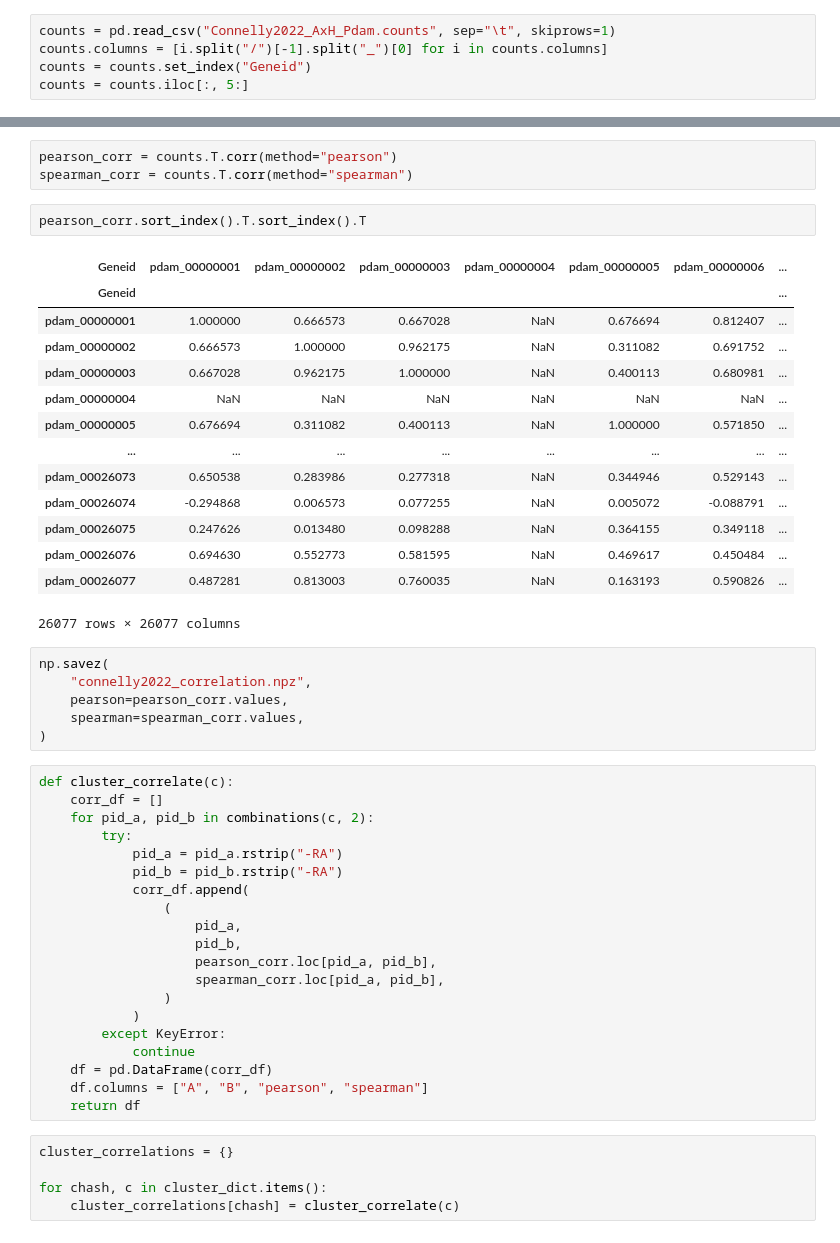
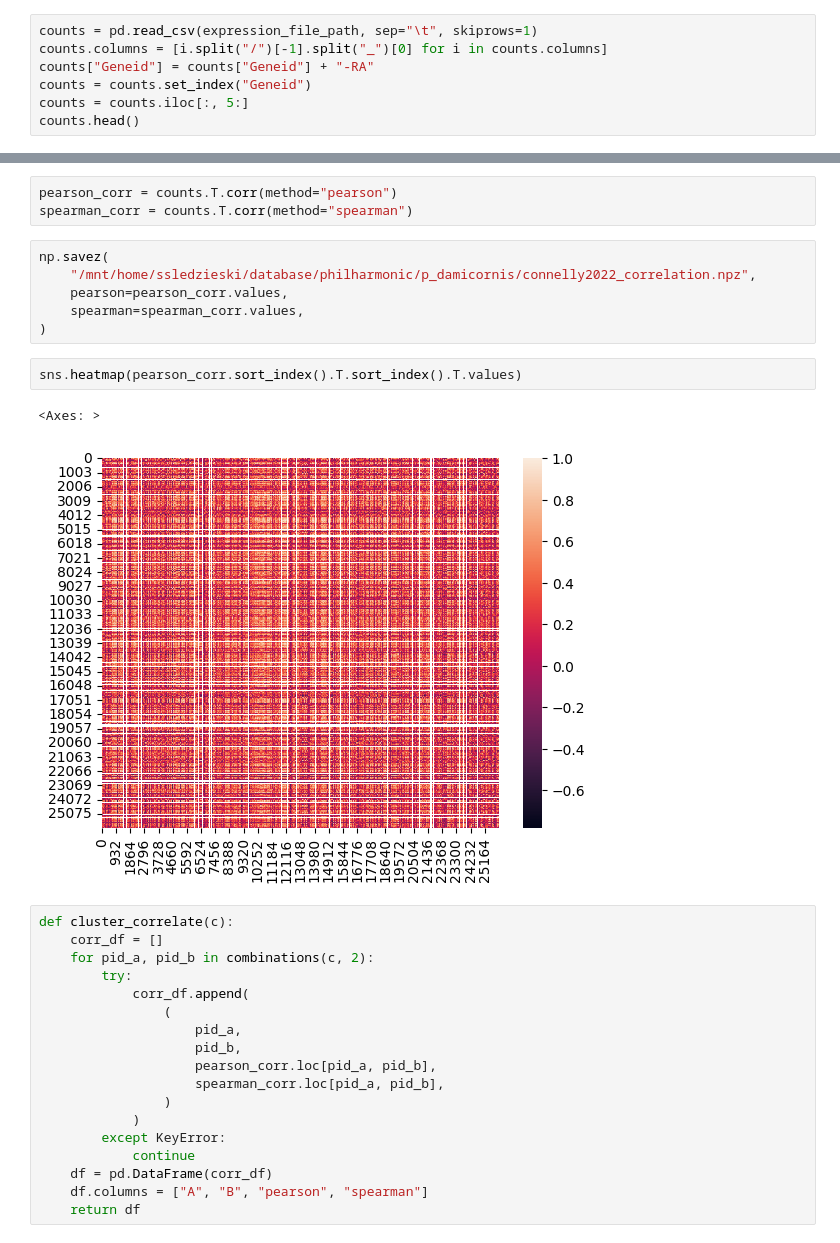
Before and after one commit to samsledje/philharmonic, a Jupyter notebook: nb/Connelly_Correlation_Analysis.ipynb, the cells around one changed output, grey strips where cells are left out. Saved outputs shown, nothing was run; the diff lists cells and outputs as text.

```diff
--- a/nb/Connelly_Correlation_Analysis.ipynb
+++ b/nb/Connelly_Correlation_Analysis.ipynb
@@ -36,5 +29,7 @@ plt.show()
 # %%
-counts = pd.read_csv("Connelly2022_AxH_Pdam.counts", sep="\t", skiprows=1)
+counts = pd.read_csv(expression_file_path, sep="\t", skiprows=1)
 counts.columns = [i.split("/")[-1].split("_")[0] for i in counts.columns]
+counts["Geneid"] = counts["Geneid"] + "-RA"
 counts = counts.set_index("Geneid")
 counts = counts.iloc[:, 5:]
+counts.head()
@@ -41,36 +44,22 @@ counts = counts.iloc[:, 5:]
 # %%
 pearson_corr = counts.T.corr(method="pearson")
 spearman_corr = counts.T.corr(method="spearman")
+# %%
+np.savez(
+    "/mnt/home/ssledzieski/database/philharmonic/p_damicornis/connelly2022_correlation.npz",
+    pearson=pearson_corr.values,
+    spearman=spearman_corr.values,
+)
 # %%
-pearson_corr.sort_index().T.sort_index().T
+sns.heatmap(pearson_corr.sort_index().T.sort_index().T.values)
 # %% [output]
-| Geneid | pdam_00000001 | pdam_00000002 | pdam_00000003 | pdam_00000004 | pdam_00000005 | pdam_00000006 | ... |
-| Geneid |  |  |  |  |  |  | ... |
-| pdam_00000001 | 1.000000 | 0.666573 | 0.667028 | NaN | 0.676694 | 0.812407 | ... |
-| pdam_00000002 | 0.666573 | 1.000000 | 0.962175 | NaN | 0.311082 | 0.691752 | ... |
-| pdam_00000003 | 0.667028 | 0.962175 | 1.000000 | NaN | 0.400113 | 0.680981 | ... |
-| pdam_00000004 | NaN | NaN | NaN | NaN | NaN | NaN | ... |
-| pdam_00000005 | 0.676694 | 0.311082 | 0.400113 | NaN | 1.000000 | 0.571850 | ... |
-| ... | ... | ... | ... | ... | ... | ... | ... |
-| pdam_00026073 | 0.650538 | 0.283986 | 0.277318 | NaN | 0.344946 | 0.529143 | ... |
-| pdam_00026074 | -0.294868 | 0.006573 | 0.077255 | NaN | 0.005072 | -0.088791 | ... |
-| pdam_00026075 | 0.247626 | 0.013480 | 0.098288 | NaN | 0.364155 | 0.349118 | ... |
-| pdam_00026076 | 0.694630 | 0.552773 | 0.581595 | NaN | 0.469617 | 0.450484 | ... |
-| pdam_00026077 | 0.487281 | 0.813003 | 0.760035 | NaN | 0.163193 | 0.590826 | ... |
-26077 rows × 26077 columns
+<Axes: >
+[figure, added]
-# %%
-np.savez(
-    "connelly2022_correlation.npz",
-    pearson=pearson_corr.values,
-    spearman=spearman_corr.values,
-)
 # %%
 def cluster_correlate(c):
     corr_df = []
     for pid_a, pid_b in combinations(c, 2):
         try:
-            pid_a = pid_a.rstrip("-RA")
-            pid_b = pid_b.rstrip("-RA")
             corr_df.append(
                 (
                     pid_a,
@@ -84,8 +73,3 @@ def cluster_correlate(c):
     df = pd.DataFrame(corr_df)
     df.columns = ["A", "B", "pearson", "spearman"]
     return df
-# %%
-cluster_correlations = {}
-
-for chash, c in cluster_dict.items():
-    cluster_correlations[chash] = cluster_correlate(c)
```
Also changed, not shown: parts of 15 cells of this notebook, 9 other files.
